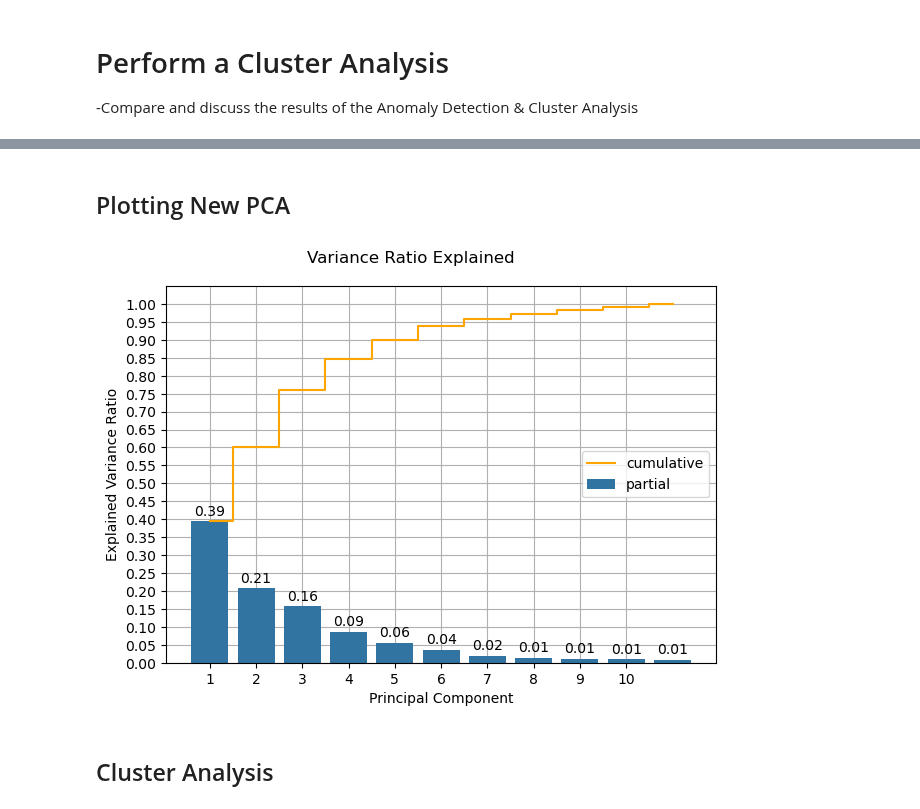
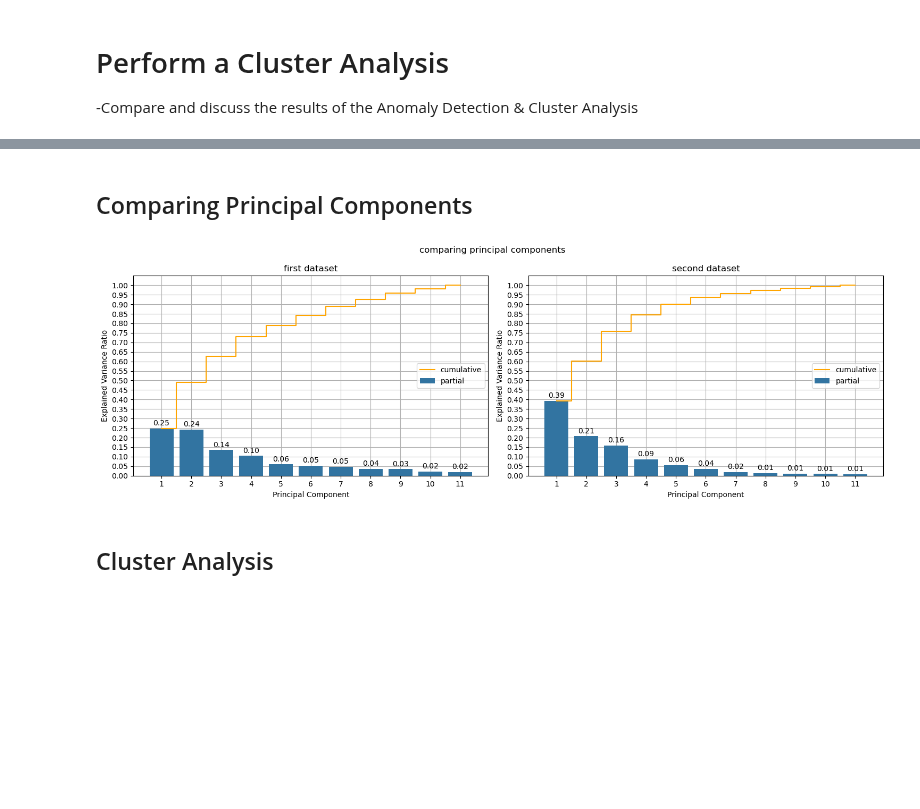
Before and after one commit to MarcoAigner/Machine-Learning-Practical, a Jupyter notebook: project_3/phase_2.ipynb, the cells around one changed output, grey strips where cells are left out. Saved outputs shown, nothing was run; the diff lists cells and outputs as text; code cells hidden in the pictures; blank space fills up the shorter version.

```diff
--- a/project_3/phase_2.ipynb
+++ b/project_3/phase_2.ipynb
@@ -213,12 +211,9 @@ def cumulative_explained_ratio(pca: PCA):
 
     return cumulative_explained_ratio
 # %%
-def scree_plot(pca: PCA):
+def scree_plot(ax: plt.axes, pca: PCA, title:str=None):
     # calculate the cumulative explained ratio
     explained_ratio = cumulative_explained_ratio(pca)
-
-    # enable stacked plots by using the same axis
-    fig, ax = plt.subplots()
 
     # plots
     barplot = sns.barplot(pca.explained_variance_ratio_, ax=ax, label='partial')
@@ -233,20 +228,16 @@ def scree_plot(pca: PCA):
     ax.set_axisbelow(True)
 
     # legend
-    plt.legend(loc='center right')
+    ax.legend(loc='center right')
 
     # axes
-    plt.yticks(np.linspace(0, 1, 21)) # steps of five on y-axis
-    plt.xticks(range(0,10)) # start counting from one
-    ax.set(xticklabels=range(1,11,1)) # " "
+    ax.set_yticks(np.linspace(0, 1, 21)) # steps of five on y-axis
+    ax.set_xticks(range(0,11), range(1,12,1))
 
-    # heading
-    plt.suptitle('Variance Ratio Explained')
+    # set a title
+    ax.set_title(title)
 
     # display the values
     barplot.bar_label(ax.containers[0], fmt='{0:.2f}', padding=2)
 
-    # settings
-    plt.tight_layout()
-
-    plt.show()
+    return ax
@@ -259,9 +244,16 @@ scree_plot(pca=pca_old)
-# %% [markdown]
-## Plotting New PCA
-# %%
-scree_plot(pca=pca_new)
-# %% [output]
-[figure, removed]
+# %% [markdown]
+## Comparing Principal Components
+# %%
+fig, (ax1, ax2) = plt.subplots(1,2, figsize=(15,5), layout='tight')
+
+scree_plot(ax=ax1, pca=pca_old, title='first dataset')
+scree_plot(ax=ax2, pca=pca_new, title='second dataset')
+
+fig.suptitle('comparing principal components')
+
+plt.show()
+# %% [output]
+[figure, added]
 # %% [markdown]
 ## Cluster Analysis
 # %% [markdown]
```
Also changed, not shown: parts of 4 cells of this notebook, 1 other file.
